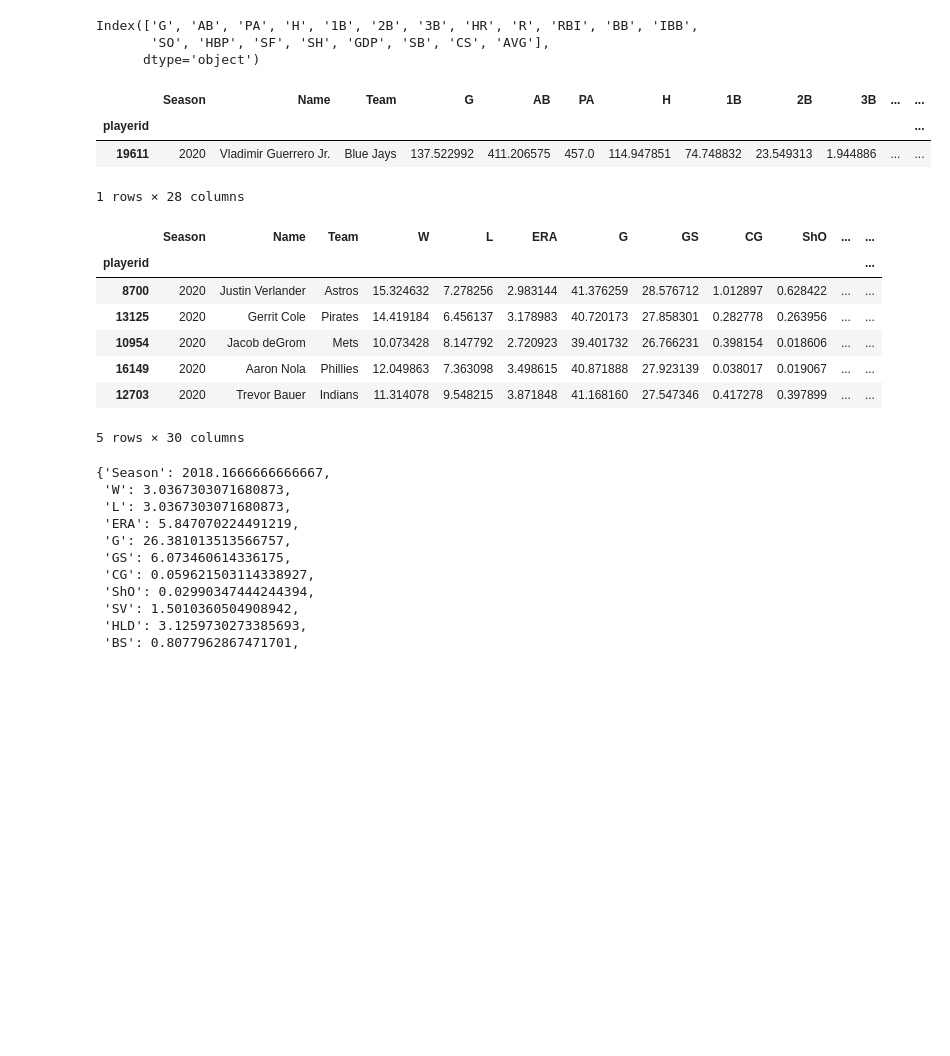
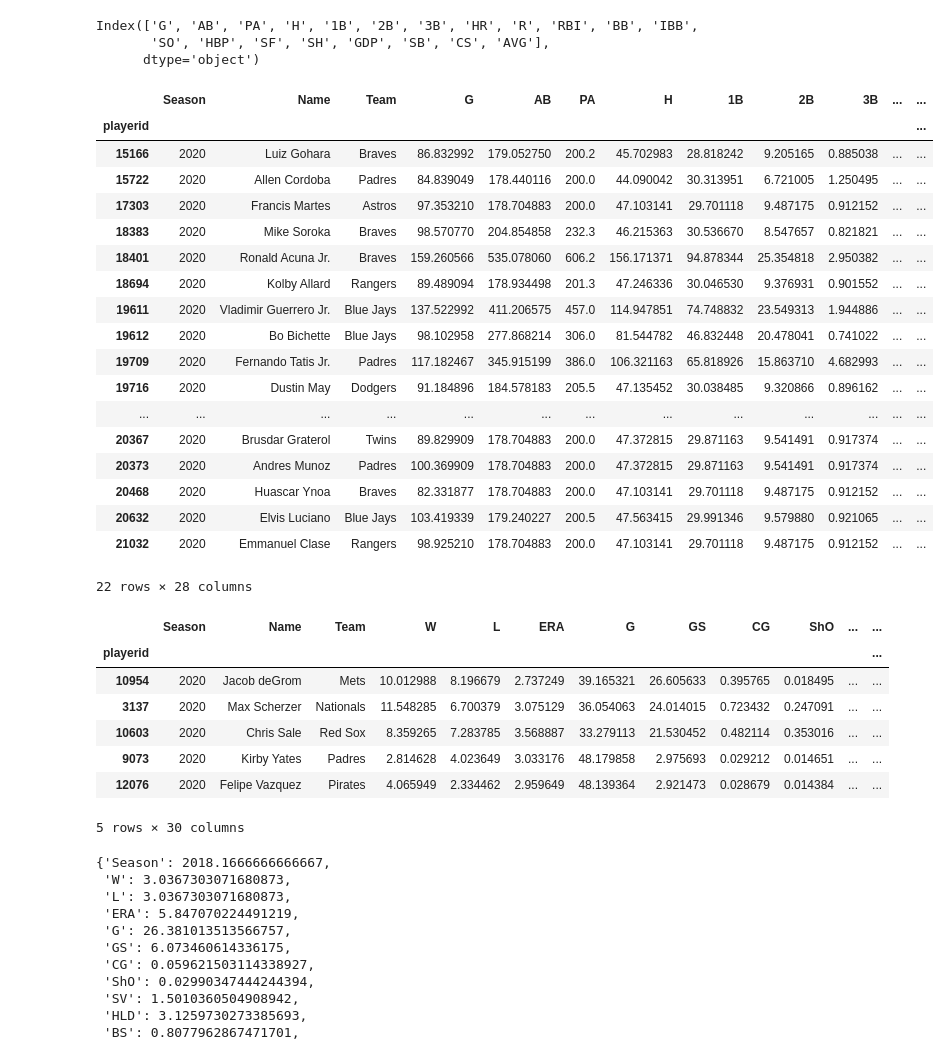
Before and after one commit to philosofool/phi_baseball, a Jupyter notebook: forecast/MarcelForcast.ipynb, the cells around one changed output. Saved outputs shown, nothing was run; the diff lists cells and outputs as text; code cells hidden in the pictures; blank space fills up the shorter version.

```diff
--- a/forecast/MarcelForcast.ipynb
+++ b/forecast/MarcelForcast.ipynb
@@ -182,8 +182,11 @@ class MarcelForecaster:
         self._init_hitter_cols = self.hitters.columns#used to return columns in their original order.
         self._init_pitchers_cols = self.pitchers.columns#used to return columns in their original order.
 
-        self.set_bad_hitting_stats(['SO','CS'])
-        self.set_bad_pitching_stats(['BB','HBP','ER','H','L'])
+        self.set_bad_hitting_stats(['SO','CS','GDP','SH'])
+        ##['W', 'L', 'ERA', 'G', 'GS', 'CG', 'ShO', 'SV', 'HLD', 'BS', 'IP', 'TBF',
+        ##'H', 'R', 'ER', 'HR', 'BB', 'IBB', 'HBP', 'WP', 'BK', 'SO', 'FIP',
+        ##'K/9', 'BB/9']
+        self.set_bad_pitching_stats(['BB','IBB','HBP','ER','R','HR','H','L'])
 
     def add_hitter_data(self,data, as_pandas = False):
         """
@@ -594,5 +597,5 @@ pitchers = pd.read_csv('../data/pitchers_since_1947.csv')
 hitter_ages = pd.read_csv('../data/all_hitter_ages.csv')
 pitcher_ages = pd.read_csv('../data/all_pitcher_ages.csv')
 
-hitters = pd.merge(hitters, hitter_ages[['Season','playerid','Age']], how='left',on=['playerid','Season'])
-pitchers = pd.merge(pitchers, pitcher_ages[['Season','playerid','Age']], how='left',on=['playerid','Season'])
+hitters = pd.merge(hitters, hitter_ages[['Season','playerid','Age']], how='left',on=['playerid','Season']).reset_index().drop(['index'],axis=1)
+pitchers = pd.merge(pitchers, pitcher_ages[['Season','playerid','Age']], how='left',on=['playerid','Season']).reset_index().drop(['index'],axis=1)
@@ -609,11 +623,26 @@ Index(['G', 'AB', 'PA', 'H', '1B', '2B', '3B', 'HR', 'R', 'RBI', 'BB', 'IBB',
 hitters = marcel.project_hitters(2020)
 # %%
 #prorating = marcel._hit_step4_prorating(2020).sort_values(by='PA')
-hitters[hitters['Name'].str.startswith('Vl')]
+hitters[(hitters['Age'] <= 21)]
 # %% [output]
 |  | Season | Name | Team | G | AB | PA | H | 1B | 2B | 3B | ... | ... |
 | playerid |  |  |  |  |  |  |  |  |  |  |  | ... |
+| 15166 | 2020 | Luiz Gohara | Braves | 86.832992 | 179.052750 | 200.2 | 45.702983 | 28.818242 | 9.205165 | 0.885038 | ... | ... |
+| 15722 | 2020 | Allen Cordoba | Padres | 84.839049 | 178.440116 | 200.0 | 44.090042 | 30.313951 | 6.721005 | 1.250495 | ... | ... |
+| 17303 | 2020 | Francis Martes | Astros | 97.353210 | 178.704883 | 200.0 | 47.103141 | 29.701118 | 9.487175 | 0.912152 | ... | ... |
+| 18383 | 2020 | Mike Soroka | Braves | 98.570770 | 204.854858 | 232.3 | 46.215363 | 30.536670 | 8.547657 | 0.821821 | ... | ... |
+| 18401 | 2020 | Ronald Acuna Jr. | Braves | 159.260566 | 535.078060 | 606.2 | 156.171371 | 94.878344 | 25.354818 | 2.950382 | ... | ... |
+| 18694 | 2020 | Kolby Allard | Rangers | 89.489094 | 178.934498 | 201.3 | 47.246336 | 30.046530 | 9.376931 | 0.901552 | ... | ... |
 | 19611 | 2020 | Vladimir Guerrero Jr. | Blue Jays | 137.522992 | 411.206575 | 457.0 | 114.947851 | 74.748832 | 23.549313 | 1.944886 | ... | ... |
+| 19612 | 2020 | Bo Bichette | Blue Jays | 98.102958 | 277.868214 | 306.0 | 81.544782 | 46.832448 | 20.478041 | 0.741022 | ... | ... |
+| 19709 | 2020 | Fernando Tatis Jr. | Padres | 117.182467 | 345.915199 | 386.0 | 106.321163 | 65.818926 | 15.863710 | 4.682993 | ... | ... |
+| 19716 | 2020 | Dustin May | Dodgers | 91.184896 | 184.578183 | 205.5 | 47.135452 | 30.038485 | 9.320866 | 0.896162 | ... | ... |
+| ... | ... | ... | ... | ... | ... | ... | ... | ... | ... | ... | ... | ... |
+| 20367 | 2020 | Brusdar Graterol | Twins | 89.829909 | 178.704883 | 200.0 | 47.372815 | 29.871163 | 9.541491 | 0.917374 | ... | ... |
+| 20373 | 2020 | Andres Munoz | Padres | 100.369909 | 178.704883 | 200.0 | 47.372815 | 29.871163 | 9.541491 | 0.917374 | ... | ... |
+| 20468 | 2020 | Huascar Ynoa | Braves | 82.331877 | 178.704883 | 200.0 | 47.103141 | 29.701118 | 9.487175 | 0.912152 | ... | ... |
+| 20632 | 2020 | Elvis Luciano | Blue Jays | 103.419339 | 179.240227 | 200.5 | 47.563415 | 29.991346 | 9.579880 | 0.921065 | ... | ... |
+| 21032 | 2020 | Emmanuel Clase | Rangers | 98.925210 | 178.704883 | 200.0 | 47.103141 | 29.701118 | 9.487175 | 0.912152 | ... | ... |
-1 rows × 28 columns
+22 rows × 28 columns
 # %%
 marcel.pitchers.columns
@@ -620,14 +650,14 @@ marcel.pitchers.columns
 pitchers = marcel.project_pitchers(2020)
 # %%
-pitchers.sort_values(by='IP', ascending=False).head()
+pitchers.sort_values(by='FIP', ascending=True).head()
 # %% [output]
 |  | Season | Name | Team | W | L | ERA | G | GS | CG | ShO | ... | ... |
 | playerid |  |  |  |  |  |  |  |  |  |  |  | ... |
-| 8700 | 2020 | Justin Verlander | Astros | 15.324632 | 7.278256 | 2.983144 | 41.376259 | 28.576712 | 1.012897 | 0.628422 | ... | ... |
-| 13125 | 2020 | Gerrit Cole | Pirates | 14.419184 | 6.456137 | 3.178983 | 40.720173 | 27.858301 | 0.282778 | 0.263956 | ... | ... |
-| 10954 | 2020 | Jacob deGrom | Mets | 10.073428 | 8.147792 | 2.720923 | 39.401732 | 26.766231 | 0.398154 | 0.018606 | ... | ... |
-| 16149 | 2020 | Aaron Nola | Phillies | 12.049863 | 7.363098 | 3.498615 | 40.871888 | 27.923139 | 0.038017 | 0.019067 | ... | ... |
-| 12703 | 2020 | Trevor Bauer | Indians | 11.314078 | 9.548215 | 3.871848 | 41.168160 | 27.547346 | 0.417278 | 0.397899 | ... | ... |
+| 10954 | 2020 | Jacob deGrom | Mets | 10.012988 | 8.196679 | 2.737249 | 39.165321 | 26.605633 | 0.395765 | 0.018495 | ... | ... |
+| 3137 | 2020 | Max Scherzer | Nationals | 11.548285 | 6.700379 | 3.075129 | 36.054063 | 24.014015 | 0.723432 | 0.247091 | ... | ... |
+| 10603 | 2020 | Chris Sale | Red Sox | 8.359265 | 7.283785 | 3.568887 | 33.279113 | 21.530452 | 0.482114 | 0.353016 | ... | ... |
+| 9073 | 2020 | Kirby Yates | Padres | 2.814628 | 4.023649 | 3.033176 | 48.179858 | 2.975693 | 0.029212 | 0.014651 | ... | ... |
+| 12076 | 2020 | Felipe Vazquez | Pirates | 4.065949 | 2.334462 | 2.959649 | 48.139364 | 2.921473 | 0.028679 | 0.014384 | ... | ... |
 5 rows × 30 columns
 # %%
 marcel.expected_mean_pitcher(2020).to_dict()
```
Also changed, not shown: parts of 3 cells of this notebook.
